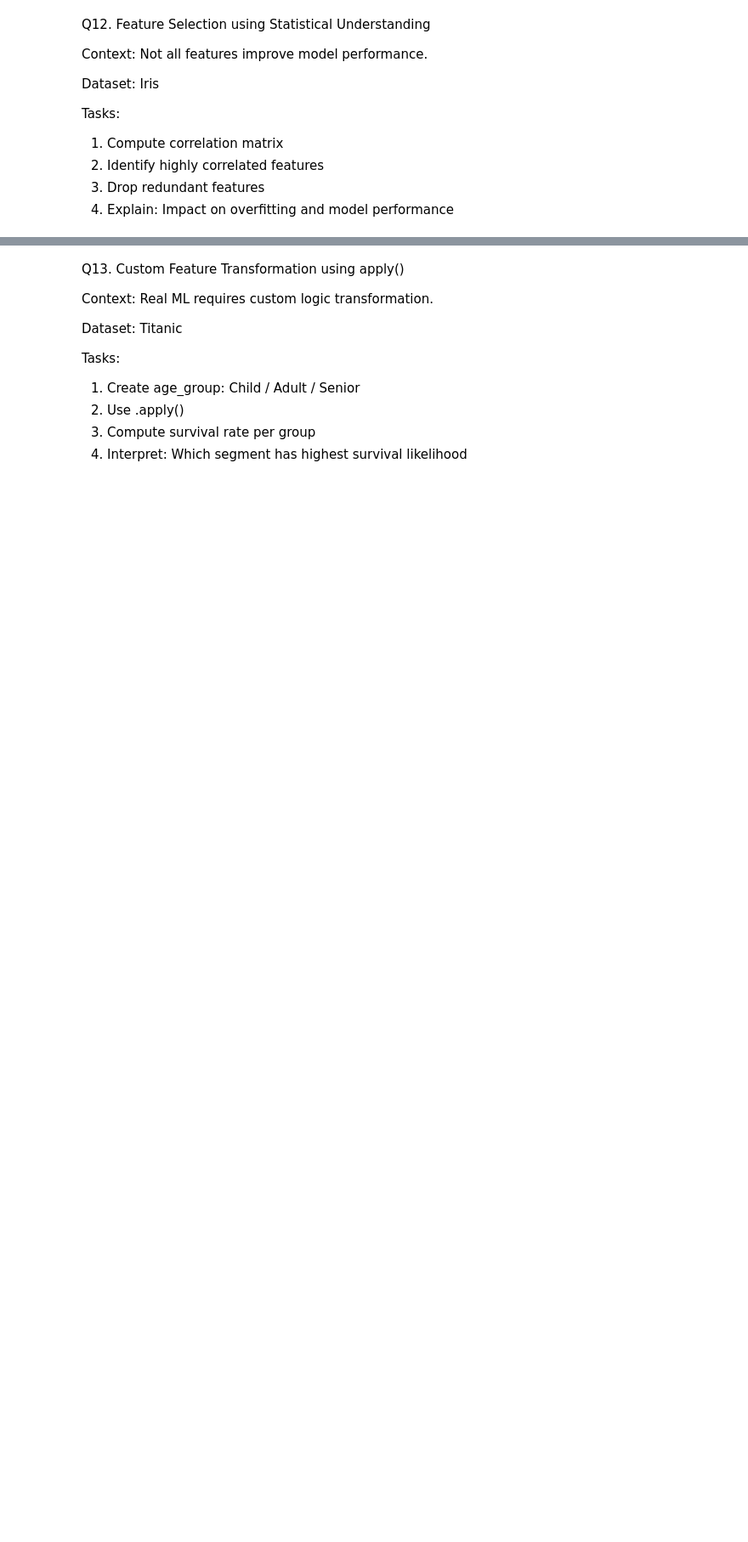
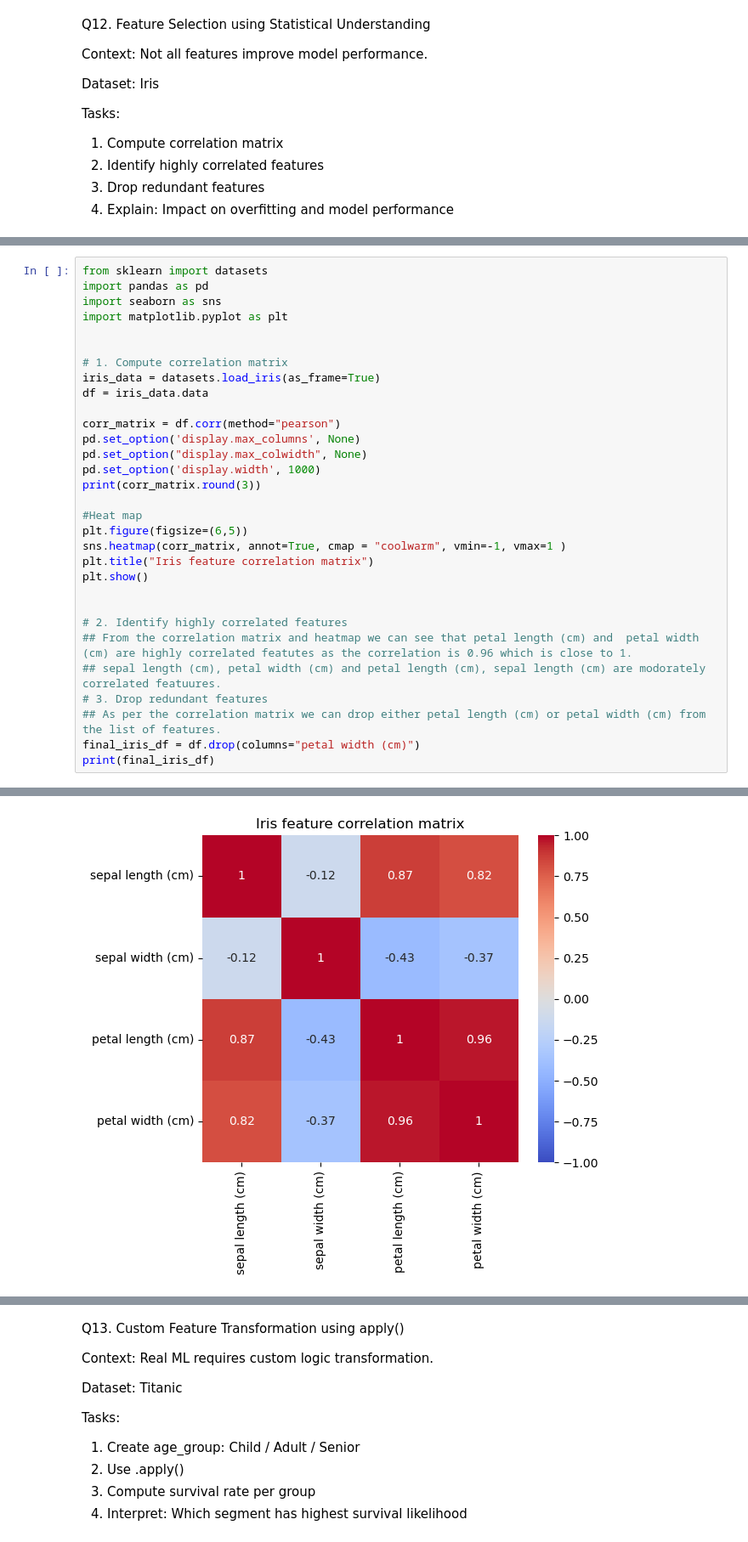
Before and after one commit to kaustav198724/LogicMojo-AI-ML-March26-Kaustuva, a Jupyter notebook: Assignments/Assignment 3 LogicMojo.ipynb, the cells around one changed output, grey strips where cells are left out. Shown at 85% size. Drawn from its saved outputs; the diff is of its cells as text; blank space fills up the shorter version.

```diff
--- a/Assignments/Assignment 3 LogicMojo.ipynb
+++ b/Assignments/Assignment 3 LogicMojo.ipynb
@@ -618,0 +871,32 @@ Impact on overfitting and model performance
+# %%
+from sklearn import datasets
+import pandas as pd
+import seaborn as sns
+import matplotlib.pyplot as plt
+
+
+# 1. Compute correlation matrix
+iris_data = datasets.load_iris(as_frame=True)
+df = iris_data.data
+
+corr_matrix = df.corr(method="pearson")
+pd.set_option('display.max_columns', None)
+pd.set_option("display.max_colwidth", None)
+pd.set_option('display.width', 1000)
+print(corr_matrix.round(3))
+
+#Heat map
+plt.figure(figsize=(6,5))
+sns.heatmap(corr_matrix, annot=True, cmap = "coolwarm", vmin=-1, vmax=1 )
+plt.title("Iris feature correlation matrix")
+plt.show()
+
+
+# 2. Identify highly correlated features
+## From the correlation matrix and heatmap we can see that petal length (cm) and  petal width (cm) are highly correlated featutes as the correlation is 0.96 which is close to 1.
+## sepal length (cm), petal width (cm) and petal length (cm), sepal length (cm) are modorately correlated featuures.
+# 3. Drop redundant features
+## As per the correlation matrix we can drop either petal length (cm) or petal width (cm) from the list of features.
+final_iris_df = df.drop(columns="petal width (cm)")
+print(final_iris_df)
+# %% [output]
@@ -618,0 +908 @@ Impact on overfitting and model performance
+[figure, added]
```
Also changed, not shown: parts of 9 cells of this notebook.
